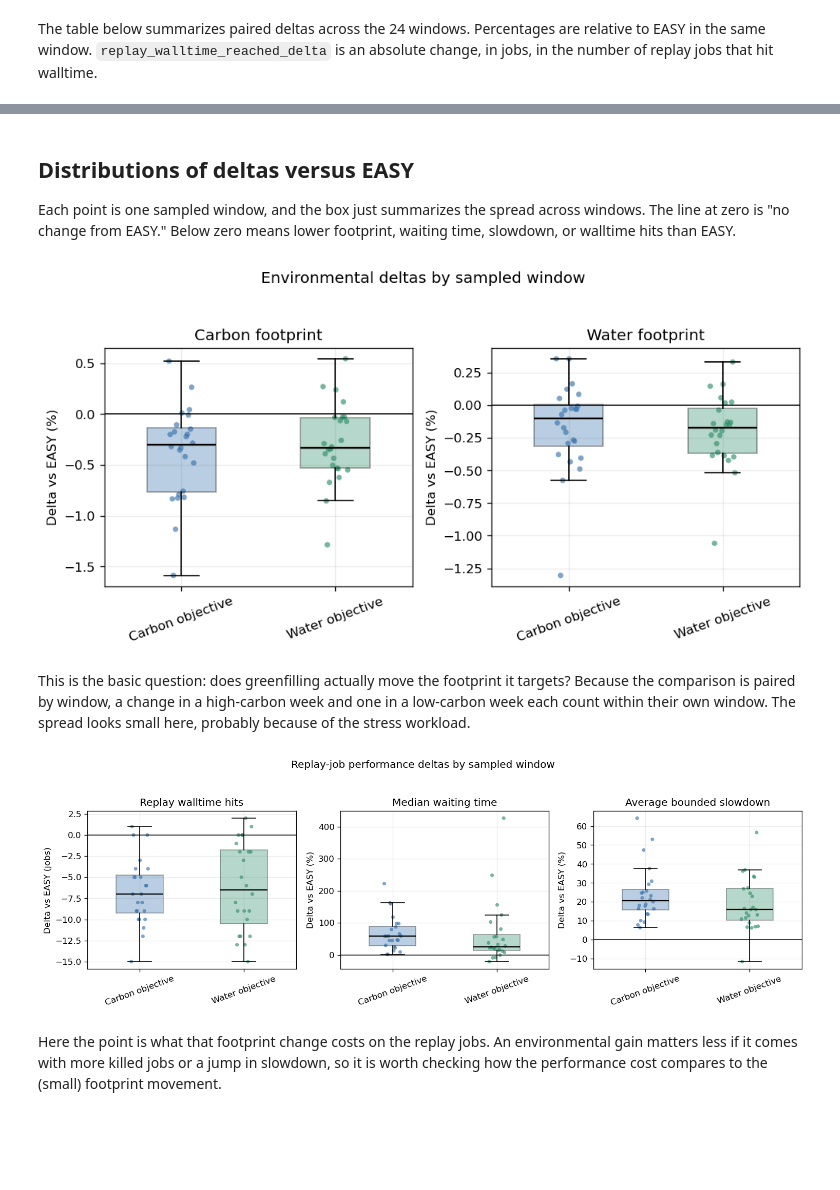
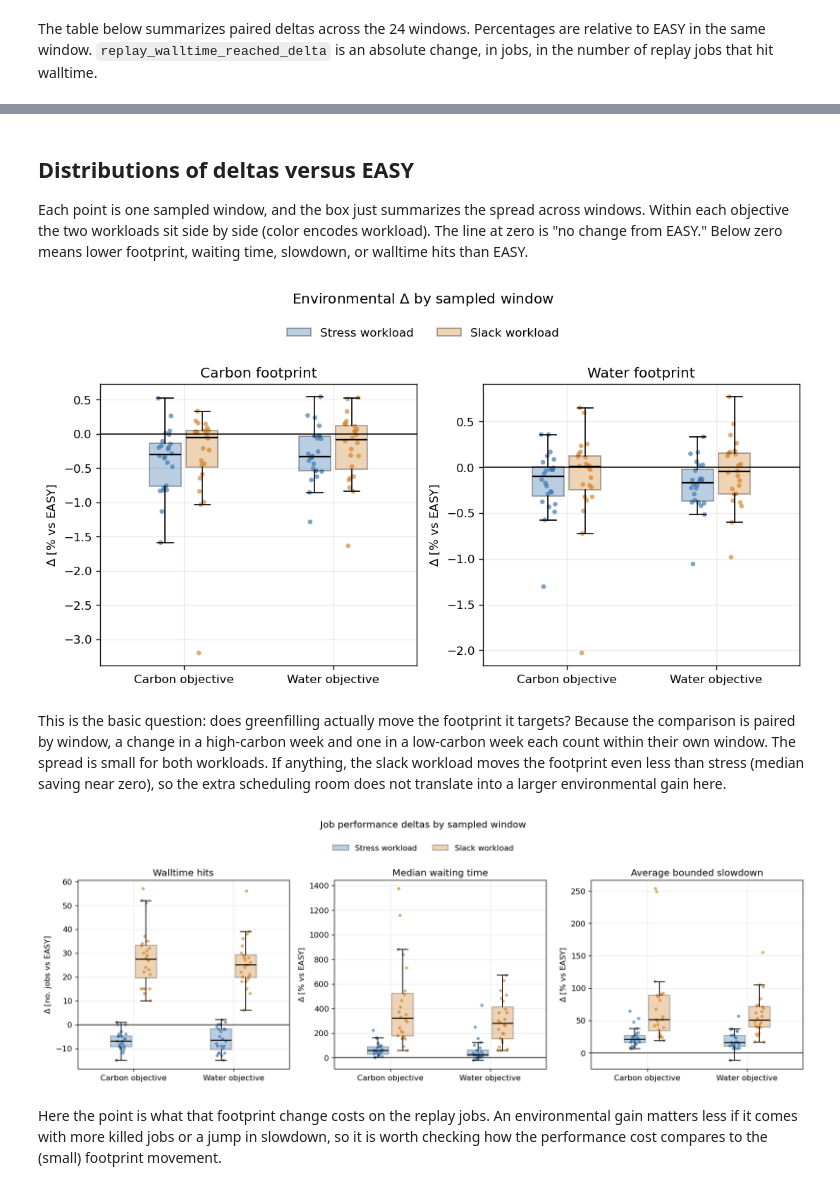
Before and after one commit to Lucas-Doctorate-Project/experimental-artifacts, a Jupyter notebook: analysis/greenfilling_tradeoffs.ipynb, the cells around one changed output, grey strips where cells are left out. Cells and saved outputs as stored; diff of their text form; code cells hidden in the pictures; blank space fills up the shorter version.

```diff
--- a/analysis/greenfilling_tradeoffs.ipynb
+++ b/analysis/greenfilling_tradeoffs.ipynb
@@ -106,6 +106,7 @@ for row in campaign.itertuples(index=False):
         {
             "name": row.name,
             "variant": row.variant,
+            "workload_label": row.workload_label,
             "zone": row.zone,
             "start_date": row.start_date,
             "has_directory": experiment_dir.exists(),
@@ -118,7 +119,7 @@ for row in campaign.itertuples(index=False):
 result_files = pd.DataFrame(result_files)
 
 display(
-    result_files.groupby("variant")[[
+    result_files.groupby(["variant", "workload_label"])[[
         "has_directory",
         "has_schedule",
         "has_jobs",
@@ -133,5 +134,5 @@ missing = result_files[
 if missing.empty:
     print(f"All {len(result_files)} experiments have schedule and job outputs.")
 else:
-    display(missing.sort_values(["variant", "zone", "start_date"]))
+    display(missing.sort_values(["variant", "workload_label", "zone", "start_date"]))
 # %% [output]
@@ -222,7 +226,7 @@ bounded slowdown floor: 10 seconds
 | 4 | easy_bf_stress_DE_2019-02-04 | ctx_queued3 | context | COMPLETED_SUCCESSFULLY | 93.0 | 1.051638 | 1.051638 |
 # %%
 job_metrics = (
-    jobs.groupby(["name", "variant", "zone", "start_date", "job_kind"], observed=True)
+    jobs.groupby(["name", "variant", "workload_label", "zone", "start_date", "job_kind"], observed=True)
     .agg(
         jobs=("job_id", "size"),
         succeeded=("succeeded", "sum"),
@@ -236,7 +240,7 @@ job_metrics = (
 )
 
 display(
-    job_metrics.groupby(["variant", "job_kind"], observed=True)
+    job_metrics.groupby(["workload_label", "variant", "job_kind"], observed=True)
     .agg(
         runs=("name", "nunique"),
         jobs_per_run=("jobs", "median"),
@@ -291,6 +301,7 @@ replay_metrics = (
 schedule_columns = [
     "name",
     "variant",
+    "workload_label",
     "zone",
     "start_date",
     "season",
@@ -303,7 +314,7 @@ schedule_columns = [
 
 run_metrics = schedules[schedule_columns].merge(
     replay_metrics,
-    on=["name", "variant", "zone", "start_date"],
+    on=["name", "variant", "workload_label", "zone", "start_date"],
     how="left",
     validate="one_to_one",
 )
@@ -320,7 +331,7 @@ display(run_metrics.head())
 The table below summarizes paired deltas across the 24 windows. Percentages are relative to EASY in the same window. `replay_walltime_reached_delta` is an absolute change, in jobs, in the number of replay jobs that hit walltime.
 # %%
 def paired_deltas(metrics, greenfilling_variant, baseline_variant="easy_bf"):
-    keys = ["zone", "start_date"]
+    keys = ["workload_label", "zone", "start_date"]
     green = metrics[metrics["variant"].eq(greenfilling_variant)].copy()
     baseline = metrics[metrics["variant"].eq(baseline_variant)].copy()
 
@@ -377,8 +388,8 @@ delta_columns = [
 ]
 
 paired_summary = (
-    paired_comparisons[delta_columns]
-    .groupby("greenfilling_variant", observed=True)
+    paired_comparisons[["workload_label"] + delta_columns]
+    .groupby(["workload_label", "greenfilling_variant"], observed=True)
     .agg(["median", "min", "max"])
     .round(2)
 )
@@ -386,7 +397,7 @@ paired_summary = (
 display(paired_summary)
 display(
     paired_comparisons[
-        ["greenfilling_variant", "zone", "season", "start_date"] + delta_columns[1:]
+        ["greenfilling_variant", "workload_label", "zone", "season", "start_date"] + delta_columns[1:]
     ].head()
 )
 # %% [output]
@@ -404,5 +417,5 @@ display(
 # %% [markdown]
 ## Distributions of deltas versus EASY
 
-Each point is one sampled window, and the box just summarizes the spread across windows. The line at zero is "no change from EASY." Below zero means lower footprint, waiting time, slowdown, or walltime hits than EASY.
+Each point is one sampled window, and the box just summarizes the spread across windows. Within each objective the two workloads sit side by side (color encodes workload). The line at zero is "no change from EASY." Below zero means lower footprint, waiting time, slowdown, or walltime hits than EASY.
 # %%
@@ -462,22 +517,22 @@ def plot_delta_boxes(data, metrics, titles, ylabels, figure_title):
 # %%
 environmental_metrics = [
     "total_carbon_footprint_delta_pct",
     "total_water_footprint_delta_pct",
 ]
 environmental_titles = ["Carbon footprint", "Water footprint"]
-environmental_ylabels = ["Delta vs EASY (%)"] * len(environmental_metrics)
+environmental_ylabels = [r"$\Delta$ [% vs EASY]"] * len(environmental_metrics)
 
 plot_delta_boxes(
     easy_comparisons,
     environmental_metrics,
     environmental_titles,
     environmental_ylabels,
-    "Environmental deltas by sampled window",
+    r"Environmental $\Delta$ by sampled window",
 );
 # %% [output]
-[figure, old version]
+[figure, new version]
 # %% [markdown]
-This is the basic question: does greenfilling actually move the footprint it targets? Because the comparison is paired by window, a change in a high-carbon week and one in a low-carbon week each count within their own window. The spread looks small here, probably because of the stress workload.
+This is the basic question: does greenfilling actually move the footprint it targets? Because the comparison is paired by window, a change in a high-carbon week and one in a low-carbon week each count within their own window. The spread is small for both workloads. If anything, the slack workload moves the footprint even less than stress (median saving near zero), so the extra scheduling room does not translate into a larger environmental gain here.
 # %%
 performance_metrics = [
     "replay_walltime_reached_delta",
@@ -485,21 +540,21 @@ performance_metrics = [
     "replay_mean_bounded_slowdown_delta_pct",
 ]
 performance_titles = [
-    "Replay walltime hits",
+    "Walltime hits",
     "Median waiting time",
     "Average bounded slowdown",
 ]
-performance_ylabels = ["Delta vs EASY (jobs)"] + ["Delta vs EASY (%)"] * 2
+performance_ylabels = [r"$\Delta$ [no. jobs vs EASY]"] + [r"$\Delta$ [% vs EASY]"] * 2
 
 plot_delta_boxes(
     easy_comparisons,
     performance_metrics,
     performance_titles,
     performance_ylabels,
-    "Replay-job performance deltas by sampled window",
+    "Job performance deltas by sampled window",
 );
 # %% [output]
-[figure, old version]
+[figure, new version]
 # %% [markdown]
 Here the point is what that footprint change costs on the replay jobs. An environmental gain matters less if it comes with more killed jobs or a jump in slowdown, so it is worth checking how the performance cost compares to the (small) footprint movement.
 # %% [markdown]
```
Also changed, not shown: parts of 16 cells of this notebook.
